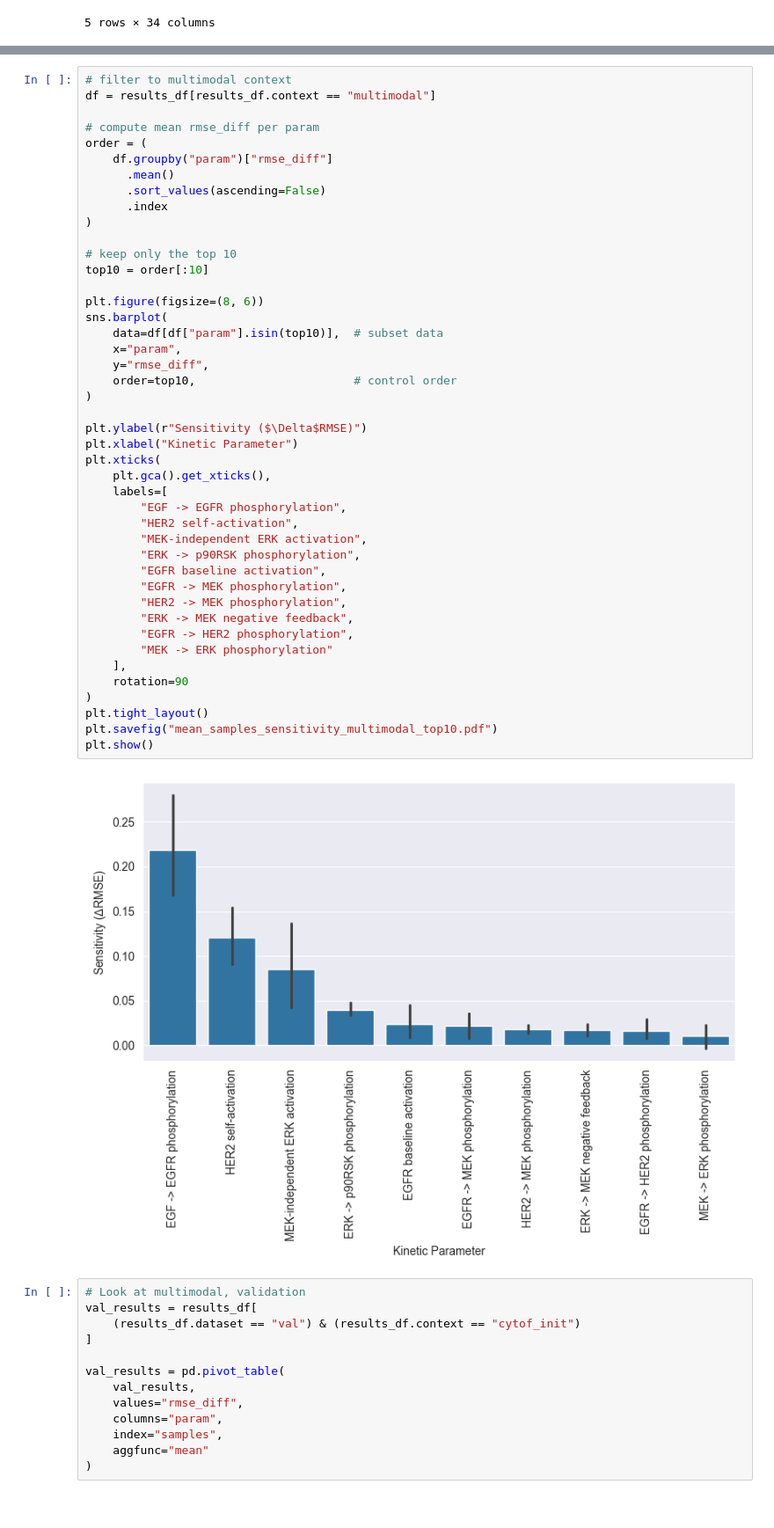
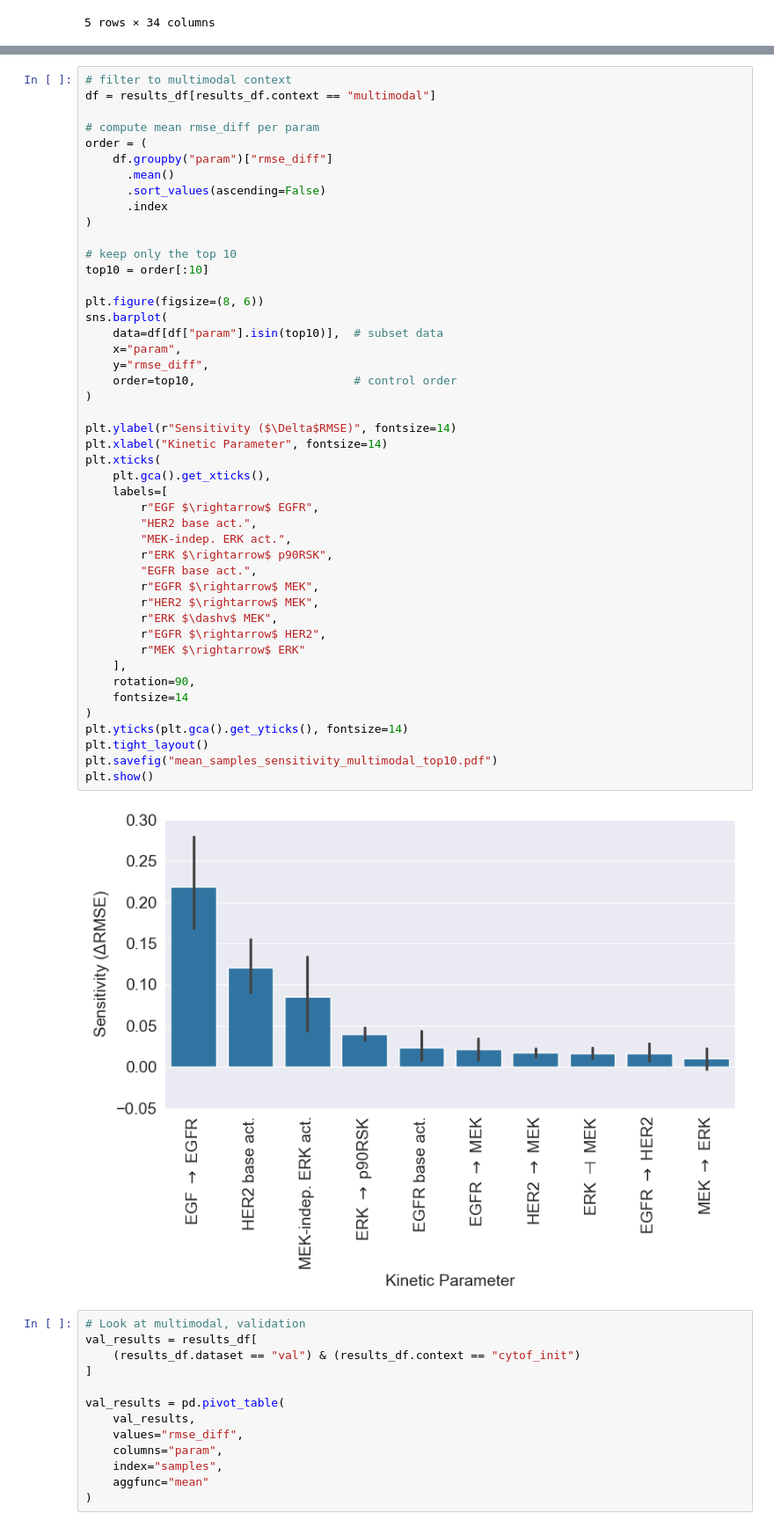
Before and after one commit to frohlich-lab/DeepMechanisticModels, a Jupyter notebook: sensitivity_analysis.ipynb, the cells around one changed output, grey strips where cells are left out. Shown at 88% size. Cells and saved outputs as stored; diff of their text form.

```diff
--- a/sensitivity_analysis.ipynb
+++ b/sensitivity_analysis.ipynb
@@ -229,47 +230,49 @@ plt.show()
 df = results_df[results_df.context == "multimodal"]
 
 # compute mean rmse_diff per param
 order = (
     df.groupby("param")["rmse_diff"]
       .mean()
       .sort_values(ascending=False)
       .index
 )
 
 # keep only the top 10
 top10 = order[:10]
 
 plt.figure(figsize=(8, 6))
 sns.barplot(
     data=df[df["param"].isin(top10)],  # subset data
     x="param",
     y="rmse_diff",
     order=top10,                       # control order
 )
 
-plt.ylabel(r"Sensitivity ($\Delta$RMSE)")
-plt.xlabel("Kinetic Parameter")
+plt.ylabel(r"Sensitivity ($\Delta$RMSE)", fontsize=14)
+plt.xlabel("Kinetic Parameter", fontsize=14)
 plt.xticks(
     plt.gca().get_xticks(),
     labels=[
-        "EGF -> EGFR phosphorylation",
-        "HER2 self-activation",
-        "MEK-independent ERK activation",
-        "ERK -> p90RSK phosphorylation",
-        "EGFR baseline activation",
-        "EGFR -> MEK phosphorylation",
-        "HER2 -> MEK phosphorylation",
-        "ERK -> MEK negative feedback",
-        "EGFR -> HER2 phosphorylation",
-        "MEK -> ERK phosphorylation"
+        r"EGF $\rightarrow$ EGFR",
+        "HER2 base act.",
+        "MEK-indep. ERK act.",
+        r"ERK $\rightarrow$ p90RSK",
+        "EGFR base act.",
+        r"EGFR $\rightarrow$ MEK",
+        r"HER2 $\rightarrow$ MEK",
+        r"ERK $\dashv$ MEK",
+        r"EGFR $\rightarrow$ HER2",
+        r"MEK $\rightarrow$ ERK"
     ],
-    rotation=90
+    rotation=90,
+    fontsize=14
 )
+plt.yticks(plt.gca().get_yticks(), fontsize=14)
 plt.tight_layout()
 plt.savefig("mean_samples_sensitivity_multimodal_top10.pdf")
 plt.show()
 # %% [output]
-[figure, old version]
+[figure, new version]
 # %%
 # Look at multimodal, validation
 val_results = results_df[
```
Also changed, not shown: parts of 1 cell of this notebook.
